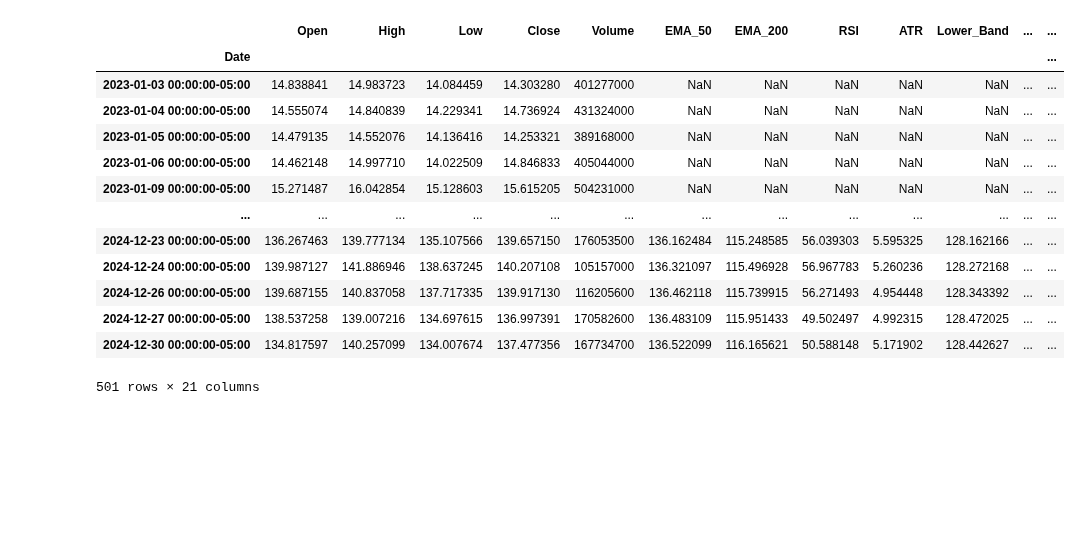
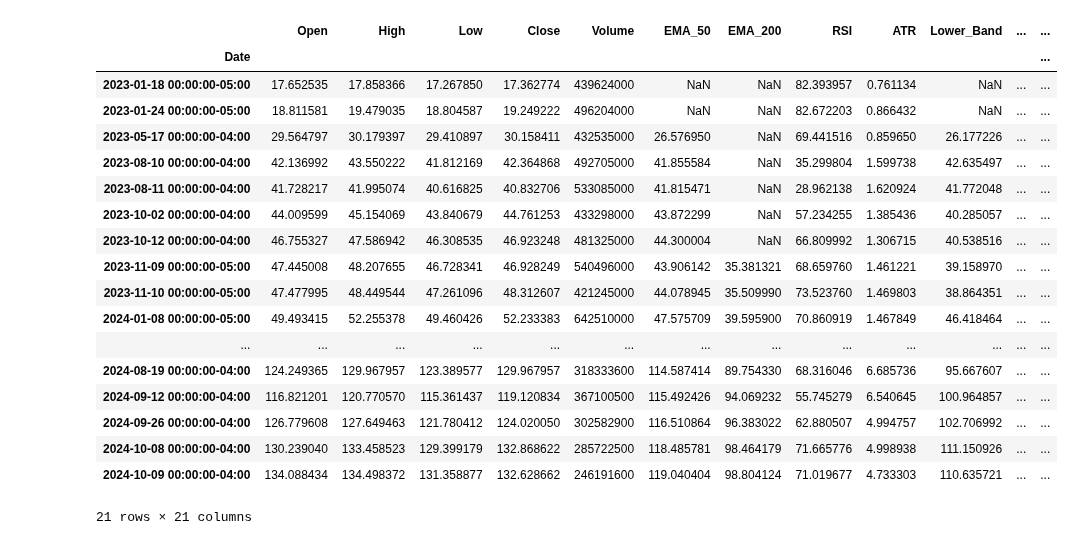
Before and after one commit to shaeanneeu/cryptoto, a Jupyter notebook: notebooks/valerie_strategies.ipynb, the cells around one changed output. Saved outputs shown, nothing was run; the diff lists cells and outputs as text; code cells hidden in the pictures; blank space fills up the shorter version.

Commit message:
add another price action trading strategy

```diff
--- a/notebooks/valerie_strategies.ipynb
+++ b/notebooks/valerie_strategies.ipynb
@@ -30,20 +30,26 @@ nvda.get_data()
 | 2024-12-30 00:00:00-05:00 | 134.817597 | 140.257099 | 134.007674 | 137.477356 | 167734700 | 136.522099 | 116.165621 | 50.588148 | 5.171902 | 128.442627 | ... |
 501 rows × 20 columns
 # %%
-strat = Strategy02()
-nvda.apply_strategy(strat)
+strat = Strategy03()
+df = nvda.apply_strategy(strat)
+df[df["TotalSignal"] != 0]
 # %% [output]
 |  | Open | High | Low | Close | Volume | EMA_50 | EMA_200 | RSI | ATR | Lower_Band | ... | ... |
 | Date |  |  |  |  |  |  |  |  |  |  |  | ... |
-| 2023-01-03 00:00:00-05:00 | 14.838841 | 14.983723 | 14.084459 | 14.303280 | 401277000 | NaN | NaN | NaN | NaN | NaN | ... | ... |
-| 2023-01-04 00:00:00-05:00 | 14.555074 | 14.840839 | 14.229341 | 14.736924 | 431324000 | NaN | NaN | NaN | NaN | NaN | ... | ... |
-| 2023-01-05 00:00:00-05:00 | 14.479135 | 14.552076 | 14.136416 | 14.253321 | 389168000 | NaN | NaN | NaN | NaN | NaN | ... | ... |
-| 2023-01-06 00:00:00-05:00 | 14.462148 | 14.997710 | 14.022509 | 14.846833 | 405044000 | NaN | NaN | NaN | NaN | NaN | ... | ... |
-| 2023-01-09 00:00:00-05:00 | 15.271487 | 16.042854 | 15.128603 | 15.615205 | 504231000 | NaN | NaN | NaN | NaN | NaN | ... | ... |
+| 2023-01-18 00:00:00-05:00 | 17.652535 | 17.858366 | 17.267850 | 17.362774 | 439624000 | NaN | NaN | 82.393957 | 0.761134 | NaN | ... | ... |
+| 2023-01-24 00:00:00-05:00 | 18.811581 | 19.479035 | 18.804587 | 19.249222 | 496204000 | NaN | NaN | 82.672203 | 0.866432 | NaN | ... | ... |
+| 2023-05-17 00:00:00-04:00 | 29.564797 | 30.179397 | 29.410897 | 30.158411 | 432535000 | 26.576950 | NaN | 69.441516 | 0.859650 | 26.177226 | ... | ... |
+| 2023-08-10 00:00:00-04:00 | 42.136992 | 43.550222 | 41.812169 | 42.364868 | 492705000 | 41.855584 | NaN | 35.299804 | 1.599738 | 42.635497 | ... | ... |
+| 2023-08-11 00:00:00-04:00 | 41.728217 | 41.995074 | 40.616825 | 40.832706 | 533085000 | 41.815471 | NaN | 28.962138 | 1.620924 | 41.772048 | ... | ... |
+| 2023-10-02 00:00:00-04:00 | 44.009599 | 45.154069 | 43.840679 | 44.761253 | 433298000 | 43.872299 | NaN | 57.234255 | 1.385436 | 40.285057 | ... | ... |
+| 2023-10-12 00:00:00-04:00 | 46.755327 | 47.586942 | 46.308535 | 46.923248 | 481325000 | 44.300004 | NaN | 66.809992 | 1.306715 | 40.538516 | ... | ... |
+| 2023-11-09 00:00:00-05:00 | 47.445008 | 48.207655 | 46.728341 | 46.928249 | 540496000 | 43.906142 | 35.381321 | 68.659760 | 1.461221 | 39.158970 | ... | ... |
+| 2023-11-10 00:00:00-05:00 | 47.477995 | 48.449544 | 47.261096 | 48.312607 | 421245000 | 44.078945 | 35.509990 | 73.523760 | 1.469803 | 38.864351 | ... | ... |
+| 2024-01-08 00:00:00-05:00 | 49.493415 | 52.255378 | 49.460426 | 52.233383 | 642510000 | 47.575709 | 39.595900 | 70.860919 | 1.467849 | 46.418464 | ... | ... |
 | ... | ... | ... | ... | ... | ... | ... | ... | ... | ... | ... | ... | ... |
-| 2024-12-23 00:00:00-05:00 | 136.267463 | 139.777134 | 135.107566 | 139.657150 | 176053500 | 136.162484 | 115.248585 | 56.039303 | 5.595325 | 128.162166 | ... | ... |
-| 2024-12-24 00:00:00-05:00 | 139.987127 | 141.886946 | 138.637245 | 140.207108 | 105157000 | 136.321097 | 115.496928 | 56.967783 | 5.260236 | 128.272168 | ... | ... |
-| 2024-12-26 00:00:00-05:00 | 139.687155 | 140.837058 | 137.717335 | 139.917130 | 116205600 | 136.462118 | 115.739915 | 56.271493 | 4.954448 | 128.343392 | ... | ... |
-| 2024-12-27 00:00:00-05:00 | 138.537258 | 139.007216 | 134.697615 | 136.997391 | 170582600 | 136.483109 | 115.951433 | 49.502497 | 4.992315 | 128.472025 | ... | ... |
-| 2024-12-30 00:00:00-05:00 | 134.817597 | 140.257099 | 134.007674 | 137.477356 | 167734700 | 136.522099 | 116.165621 | 50.588148 | 5.171902 | 128.442627 | ... | ... |
+| 2024-08-19 00:00:00-04:00 | 124.249365 | 129.967957 | 123.389577 | 129.967957 | 318333600 | 114.587414 | 89.754330 | 68.316046 | 6.685736 | 95.667607 | ... | ... |
+| 2024-09-12 00:00:00-04:00 | 116.821201 | 120.770570 | 115.361437 | 119.120834 | 367100500 | 115.492426 | 94.069232 | 55.745279 | 6.540645 | 100.964857 | ... | ... |
+| 2024-09-26 00:00:00-04:00 | 126.779608 | 127.649463 | 121.780412 | 124.020050 | 302582900 | 116.510864 | 96.383022 | 62.880507 | 4.994757 | 102.706992 | ... | ... |
+| 2024-10-08 00:00:00-04:00 | 130.239040 | 133.458523 | 129.399179 | 132.868622 | 285722500 | 118.485781 | 98.464179 | 71.665776 | 4.998938 | 111.150926 | ... | ... |
+| 2024-10-09 00:00:00-04:00 | 134.088434 | 134.498372 | 131.358877 | 132.628662 | 246191600 | 119.040404 | 98.804124 | 71.019677 | 4.733303 | 110.635721 | ... | ... |
-501 rows × 21 columns
+21 rows × 21 columns
```
Also changed, not shown: parts of 2 cells of this notebook, 2 other files.
